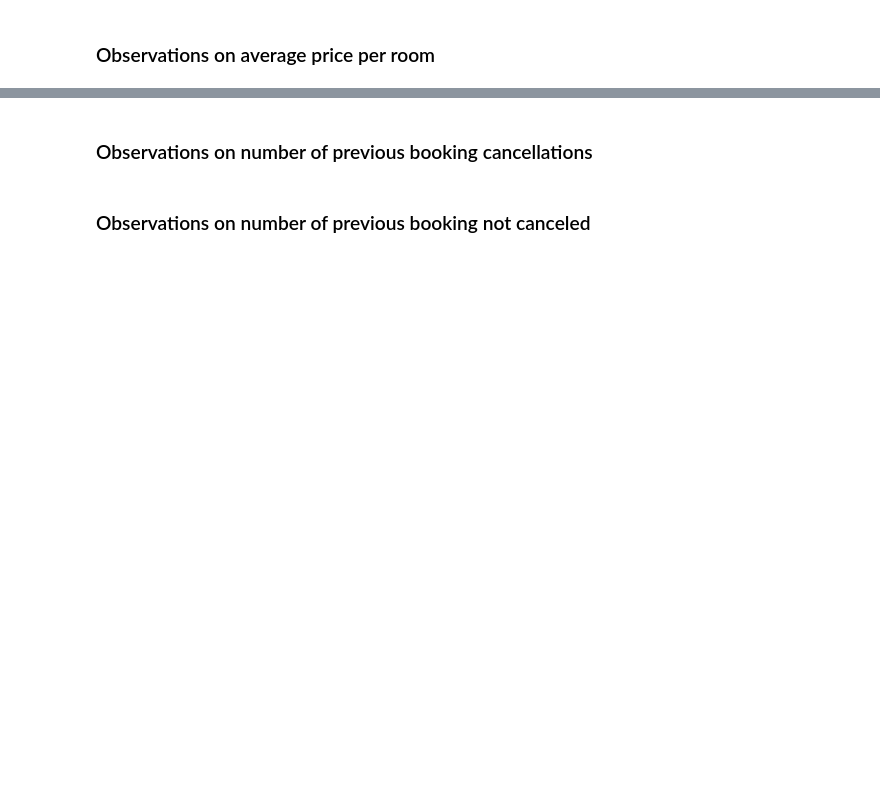
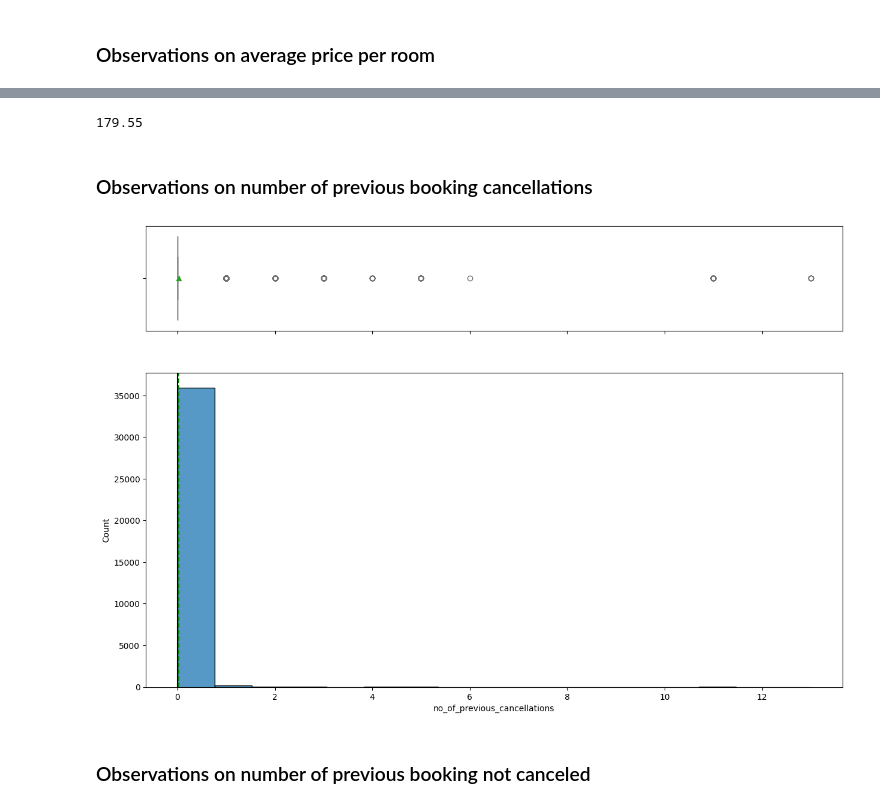
Before and after one commit to atxtori/ActionsExercise, a Jupyter notebook: AJordan_Project_SLC_DSBA_INNHotels_LowCode_V3_1.ipynb, the cells around one changed output, grey strips where cells are left out. Cells and saved outputs as stored; diff of their text form; code cells hidden in the pictures; blank space fills up the shorter version.

```diff
--- a/AJordan_Project_SLC_DSBA_INNHotels_LowCode_V3_1.ipynb
+++ b/AJordan_Project_SLC_DSBA_INNHotels_LowCode_V3_1.ipynb
@@ -207,7 +298,8 @@ data.loc[data["avg_price_per_room"] == 0, "market_segment_type"].value_counts()
 Q1 = data["avg_price_per_room"].quantile(0.25)
 
 # Calculating the 75th quantile
-Q3 = ('_______')  ## Complete the code to calculate 75th quantile for average price per room
+Q3 = data['avg_price_per_room'].quantile(0.75)
+ ## Complete the code to calculate 75th quantile for average price per room
 
 # Calculating IQR
 IQR = Q3 - Q1
@@ -215,13 +307,18 @@ IQR = Q3 - Q1
 # Calculating value of upper whisker
 Upper_Whisker = Q3 + 1.5 * IQR
 Upper_Whisker
+# %% [output]
+179.55
 # %%
 # assigning the outliers the value of upper whisker
 data.loc[data["avg_price_per_room"] >= 500, "avg_price_per_room"] = Upper_Whisker
 # %% [markdown]
 ### Observations on number of previous booking cancellations
 # %%
-histogram_boxplot('_______')  ## Complete the code to create histogram_boxplot for number of previous booking cancellations
+histogram_boxplot(data, 'no_of_previous_cancellations')
+## Complete the code to create histogram_boxplot for number of previous booking cancellations
+# %% [output]
+[figure, added]
 # %% [markdown]
 ### Observations on number of previous booking not canceled
 # %%
```
Also changed, not shown: parts of 121 cells of this notebook.
